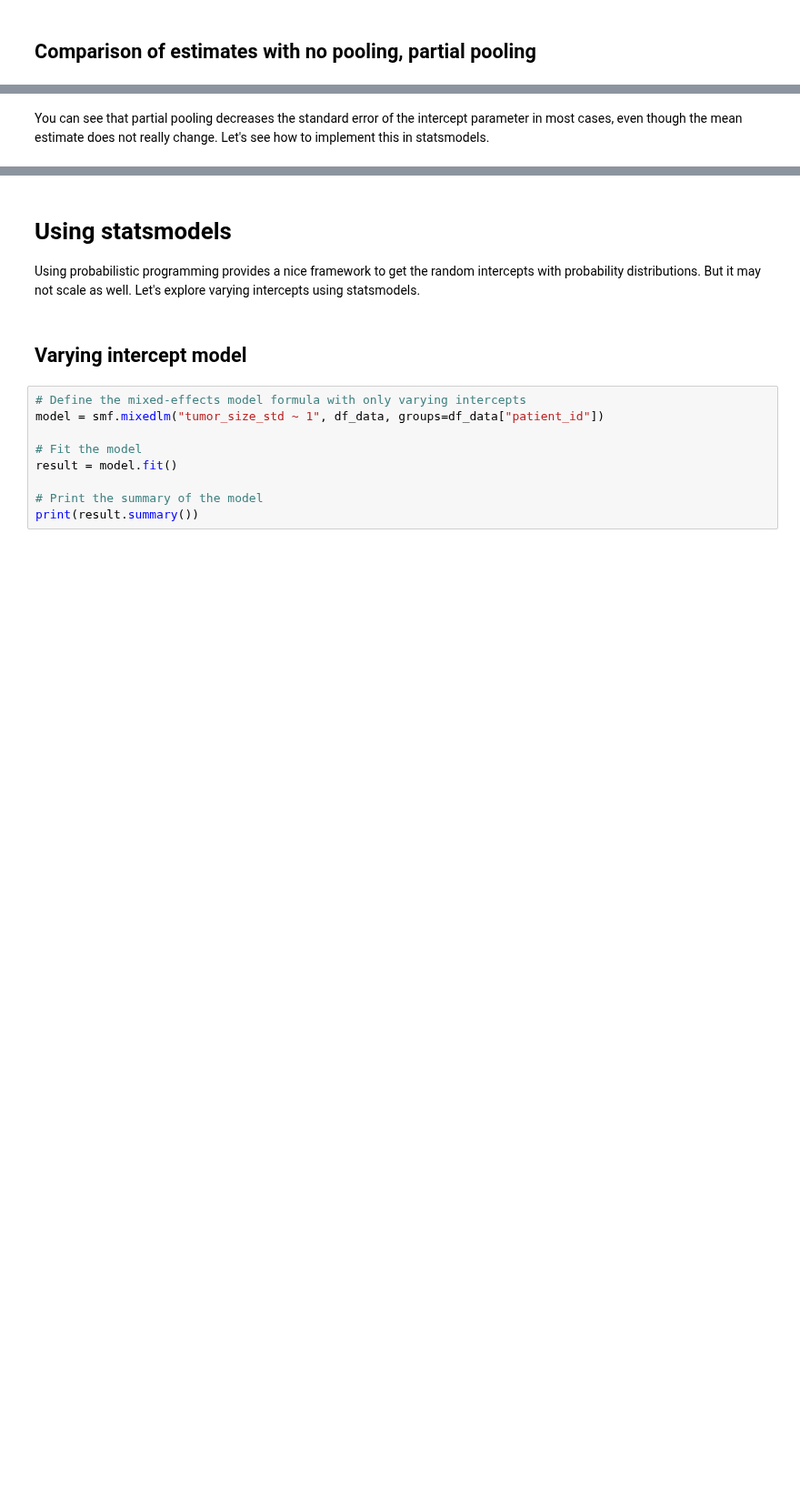
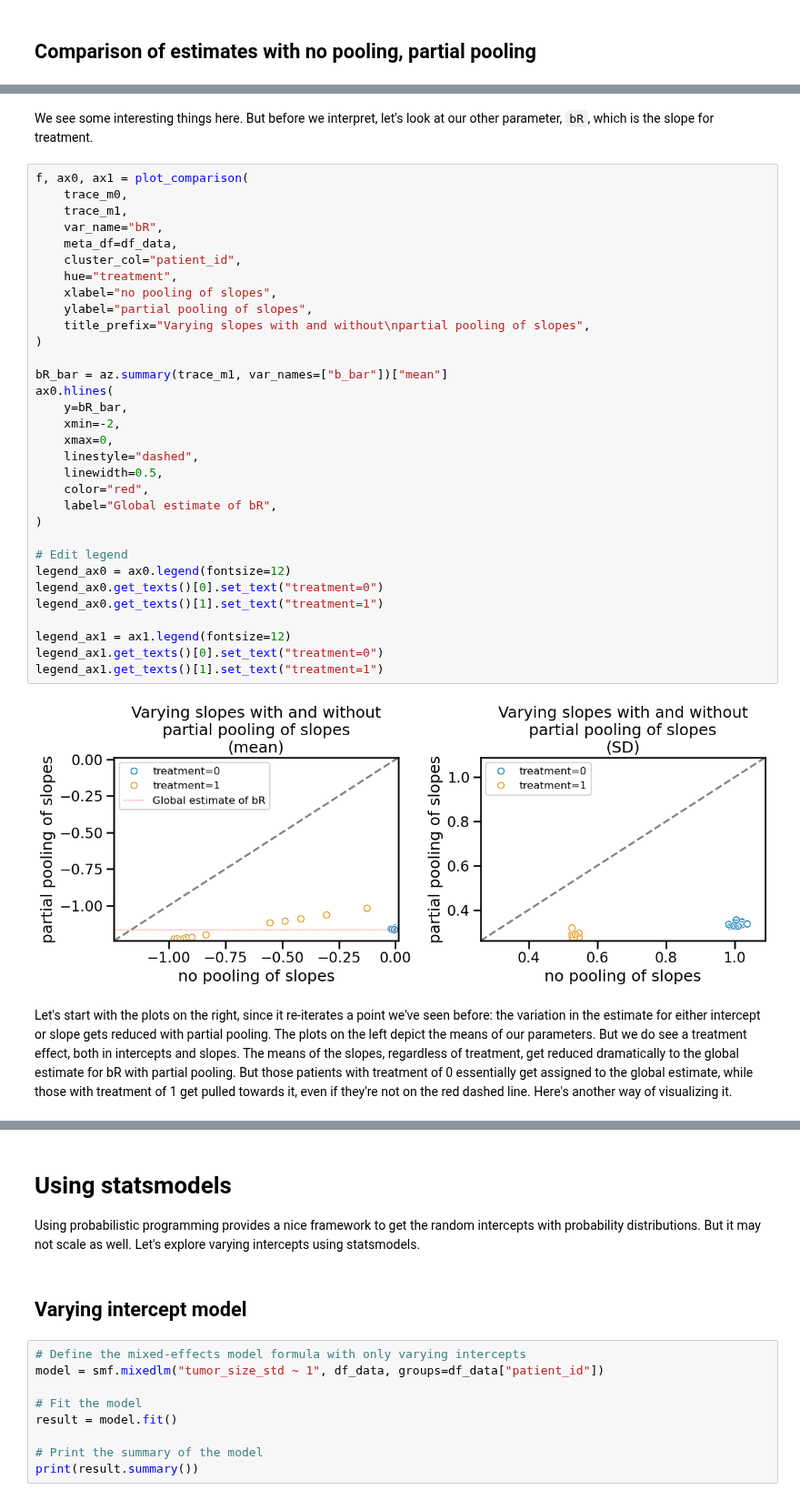
Before and after one commit to benslack19/benslack19.github.io, a Jupyter notebook: _posts_drafts/2024-05-29-time-series-varying-effects.ipynb, the cells around one changed output, grey strips where cells are left out. Shown at 91% size. Drawn from its saved outputs; the diff is of its cells as text; blank space fills up the shorter version.

```diff
--- a/_posts_drafts/2024-05-29-time-series-varying-effects.ipynb
+++ b/_posts_drafts/2024-05-29-time-series-varying-effects.ipynb
@@ -392,2 +358,38 @@ f.tight_layout()
-# %% [markdown]
-You can see that partial pooling decreases the standard error of the intercept parameter in most cases, even though the mean estimate does not really change. Let's see how to implement this in statsmodels.
+# %% [markdown]
+We see some interesting things here. But before we interpret, let's look at our other parameter, `bR`, which is the slope for treatment.
+# %%
+f, ax0, ax1 = plot_comparison(
+    trace_m0,
+    trace_m1,
+    var_name="bR",
+    meta_df=df_data,
+    cluster_col="patient_id",
+    hue="treatment",
+    xlabel="no pooling of slopes",
+    ylabel="partial pooling of slopes",
+    title_prefix="Varying slopes with and without\npartial pooling of slopes",
+)
+
+bR_bar = az.summary(trace_m1, var_names=["b_bar"])["mean"]
+ax0.hlines(
+    y=bR_bar,
+    xmin=-2,
+    xmax=0,
+    linestyle="dashed",
+    linewidth=0.5,
+    color="red",
+    label="Global estimate of bR",
+)
+
+# Edit legend
+legend_ax0 = ax0.legend(fontsize=12)
+legend_ax0.get_texts()[0].set_text("treatment=0")
+legend_ax0.get_texts()[1].set_text("treatment=1")
+
+legend_ax1 = ax1.legend(fontsize=12)
+legend_ax1.get_texts()[0].set_text("treatment=0")
+legend_ax1.get_texts()[1].set_text("treatment=1")
+# %% [output]
+[figure, added]
+# %% [markdown]
+Let's start with the plots on the right, since it re-iterates a point we've seen before: the variation in the estimate for either intercept or slope gets reduced with partial pooling. The plots on the left depict the means of our parameters. But we do see a treatment effect, both in intercepts and slopes. The means of the slopes, regardless of treatment, get reduced dramatically to the global estimate for bR with partial pooling. But those patients with treatment of 0 essentially get assigned to the global estimate, while those with treatment of 1 get pulled towards it, even if they're not on the red dashed line. Here's another way of visualizing it.
```
Also changed, not shown: parts of 19 cells of this notebook, 1 other file.
